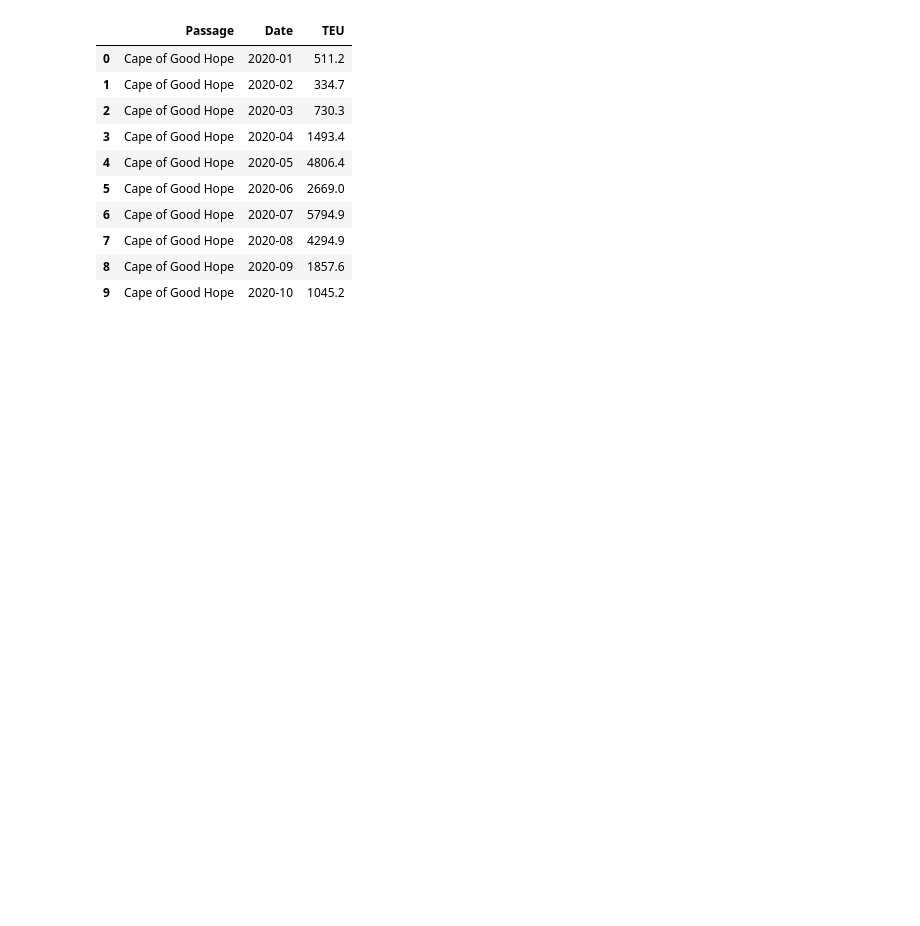
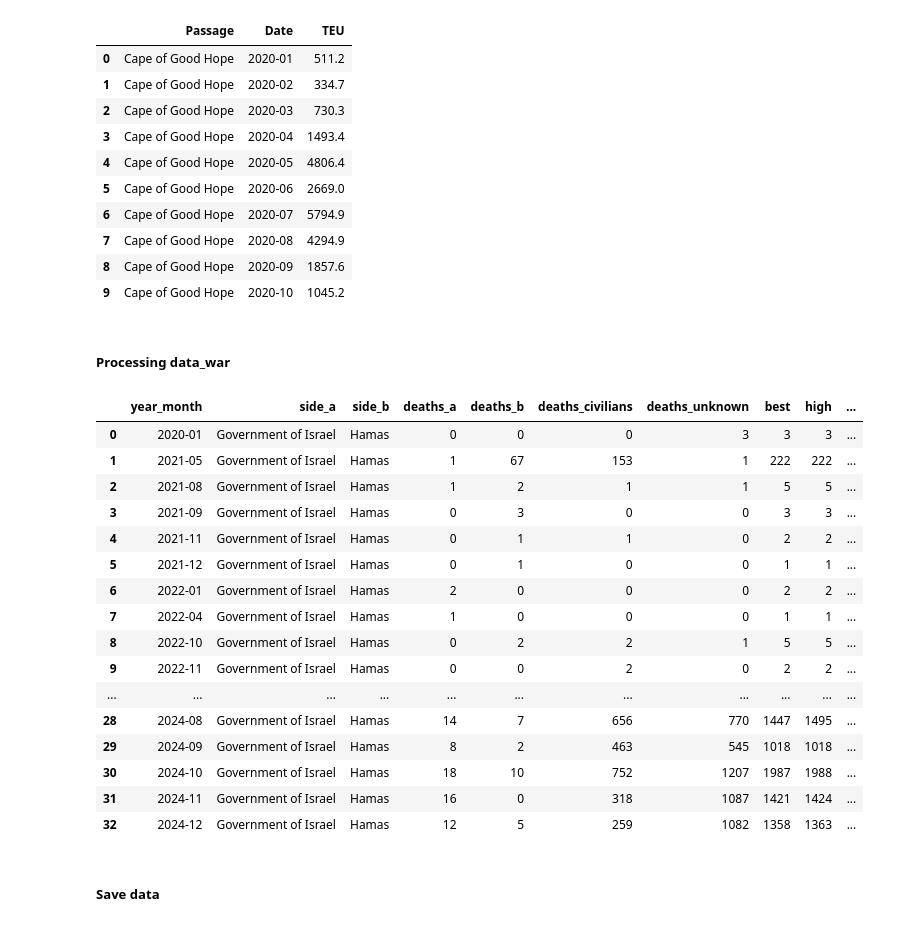
Before and after one commit to rakdaf08/tubes_visdat, a Jupyter notebook: main.ipynb, the cells around one changed output. Cells and saved outputs as stored; diff of their text form; code cells hidden in the pictures; blank space fills up the shorter version.

Commit message:
feat: add new supporting data

```diff
--- a/main.ipynb
+++ b/main.ipynb
@@ -9,6 +9,7 @@ data_excel = pd.read_excel(
     sheet_name=['1.Monthly Volumes All (Imports)', '2.Monthly Volumes All (Exports)']
 )
 data_second = pd.concat(data_excel.values(), ignore_index=True)
+data_war = pd.read_csv('sources/GEDEvent_v25_1.csv')
 # %%
 data_main.head()
 # %% [output]
@@ -110,6 +135,67 @@ data_second.head(10)
 | 7 | Cape of Good Hope | 2020-08 | 4294.9 |
 | 8 | Cape of Good Hope | 2020-09 | 1857.6 |
 | 9 | Cape of Good Hope | 2020-10 | 1045.2 |
+# %% [markdown]
+##### Processing data_war
+# %%
+# 1. Filter years 2020-2024
+data_war = data_war[(data_war['year'] >= 2020) & (data_war['year'] <= 2024)]
+
+# 2. Keep only useful features
+useful_columns = [
+    'year', 'type_of_violence', 'conflict_name',
+    'side_a', 'side_b',
+    'country', 'region', 'adm_1',
+    'latitude', 'longitude',
+    'date_start', 'date_end',
+    'deaths_a', 'deaths_b', 'deaths_civilians', 'deaths_unknown',
+    'best', 'high', 'low'
+]
+
+data_war = data_war[useful_columns]
+# %%
+# Filter for Government of Israel and Hamas on either side
+data_war = data_war[
+    ((data_war['side_a'] == 'Government of Israel') & (data_war['side_b'] == 'Hamas')) |
+    ((data_war['side_a'] == 'Hamas') & (data_war['side_b'] == 'Government of Israel'))
+]
+# %%
+# Convert date_start to datetime and create year_month column
+data_war['date_start'] = pd.to_datetime(data_war['date_start'])
+data_war['year_month'] = data_war['date_start'].dt.to_period('M')
+
+# Group by month and sum total deaths, keeping side_a and side_b
+monthly_deaths = data_war.groupby(['year_month', 'side_a', 'side_b']).agg(
+    deaths_a=('deaths_a', 'sum'),
+    deaths_b=('deaths_b', 'sum'),
+    deaths_civilians=('deaths_civilians', 'sum'),
+    deaths_unknown=('deaths_unknown', 'sum'),
+    best=('best', 'sum'),
+    high=('high', 'sum'),
+    low=('low', 'sum')
+).reset_index()
+
+monthly_deaths
+# %% [output]
+|  | year_month | side_a | side_b | deaths_a | deaths_b | deaths_civilians | deaths_unknown | best | high | ... |
+| 0 | 2020-01 | Government of Israel | Hamas | 0 | 0 | 0 | 3 | 3 | 3 | ... |
+| 1 | 2021-05 | Government of Israel | Hamas | 1 | 67 | 153 | 1 | 222 | 222 | ... |
+| 2 | 2021-08 | Government of Israel | Hamas | 1 | 2 | 1 | 1 | 5 | 5 | ... |
+| 3 | 2021-09 | Government of Israel | Hamas | 0 | 3 | 0 | 0 | 3 | 3 | ... |
+| 4 | 2021-11 | Government of Israel | Hamas | 0 | 1 | 1 | 0 | 2 | 2 | ... |
+| 5 | 2021-12 | Government of Israel | Hamas | 0 | 1 | 0 | 0 | 1 | 1 | ... |
+| 6 | 2022-01 | Government of Israel | Hamas | 2 | 0 | 0 | 0 | 2 | 2 | ... |
+| 7 | 2022-04 | Government of Israel | Hamas | 1 | 0 | 0 | 0 | 1 | 1 | ... |
+| 8 | 2022-10 | Government of Israel | Hamas | 0 | 2 | 2 | 1 | 5 | 5 | ... |
+| 9 | 2022-11 | Government of Israel | Hamas | 0 | 0 | 2 | 0 | 2 | 2 | ... |
+| ... | ... | ... | ... | ... | ... | ... | ... | ... | ... | ... |
+| 28 | 2024-08 | Government of Israel | Hamas | 14 | 7 | 656 | 770 | 1447 | 1495 | ... |
+| 29 | 2024-09 | Government of Israel | Hamas | 8 | 2 | 463 | 545 | 1018 | 1018 | ... |
+| 30 | 2024-10 | Government of Israel | Hamas | 18 | 10 | 752 | 1207 | 1987 | 1988 | ... |
+| 31 | 2024-11 | Government of Israel | Hamas | 16 | 0 | 318 | 1087 | 1421 | 1424 | ... |
+| 32 | 2024-12 | Government of Israel | Hamas | 12 | 5 | 259 | 1082 | 1358 | 1363 | ... |
+# %% [markdown]
+##### Save data
 # %%
 data_main.to_csv('sources/data_main.csv', index=False)
 data_second.to_csv('sources/data_second.csv', index=False)
```
Also changed, not shown: parts of 7 cells of this notebook, 1 other file.
